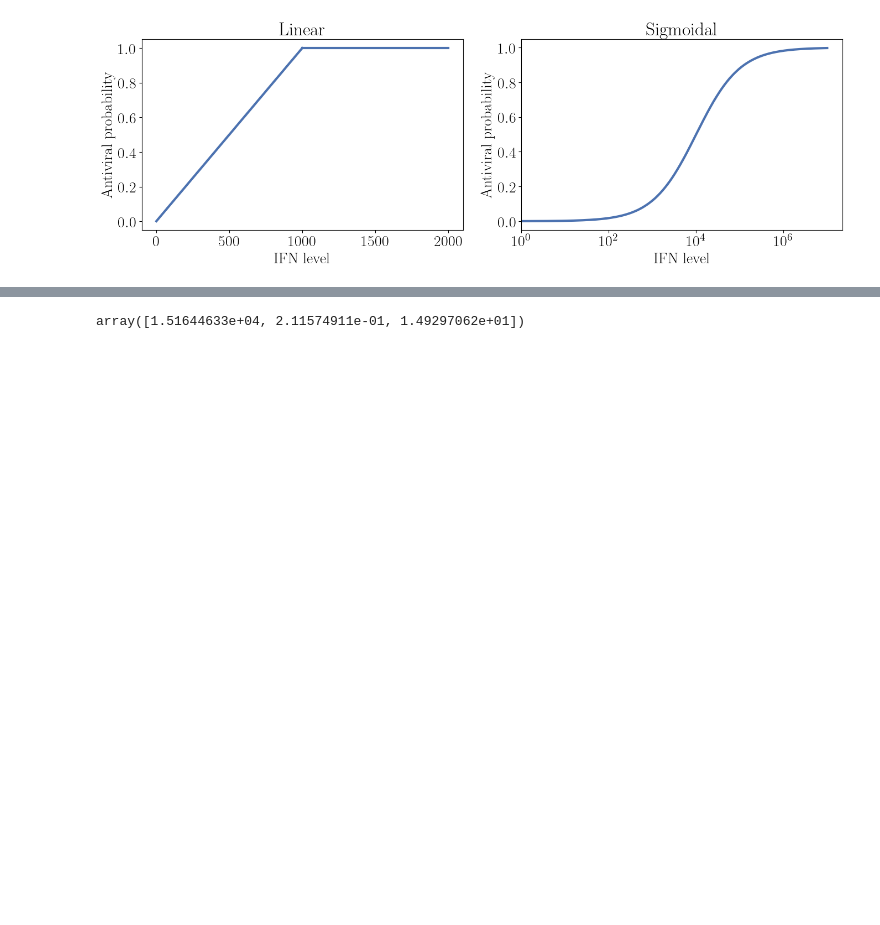
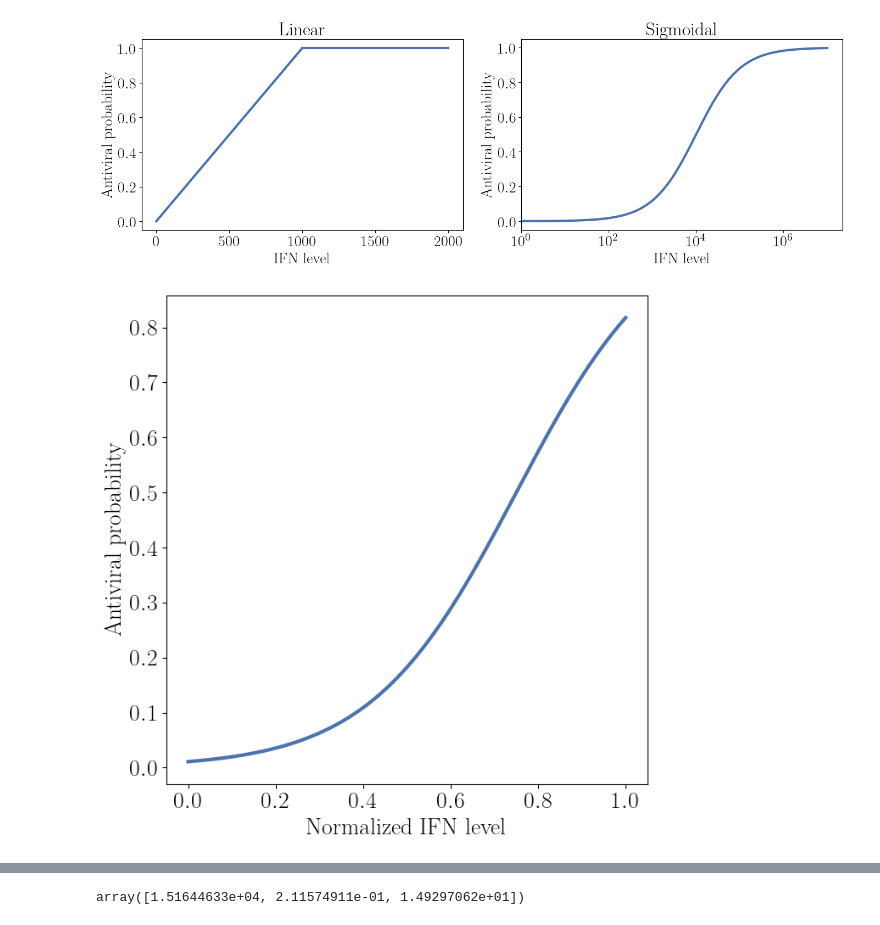
Before and after one commit to rblanco89/TissueFlu, a Jupyter notebook: utilities/tissuePlots.ipynb, the cells around one changed output, grey strips where cells are left out. Saved outputs shown, nothing was run; the diff lists cells and outputs as text; code cells hidden in the pictures; blank space fills up the shorter version.

```diff
--- a/utilities/tissuePlots.ipynb
+++ b/utilities/tissuePlots.ipynb
@@ -107,3 +129,22 @@ plt.tight_layout()
 plt.show()
 # %% [output]
 [figure]
+# %%
+fig, axs = plt.subplots(figsize=(7,7),facecolor='white')
+
+A_V = 6
+K_V = 0.75
+
+x = np.linspace(0, 1, num=1000)
+yy1 = sigFunc(x, A_V, K_V)
+
+axs.plot(x, yy1, lw=3, color=palette[0])
+axs.set_xlabel('Normalized IFN level')
+axs.set_ylabel('Antiviral probability')
+
+plt.tight_layout()
+# plt.savefig('probFunctionIFN.png')
+
+plt.show()
+# %% [output]
+[figure, added]
```
Also changed, not shown: parts of 5 cells of this notebook, 1 other file.
